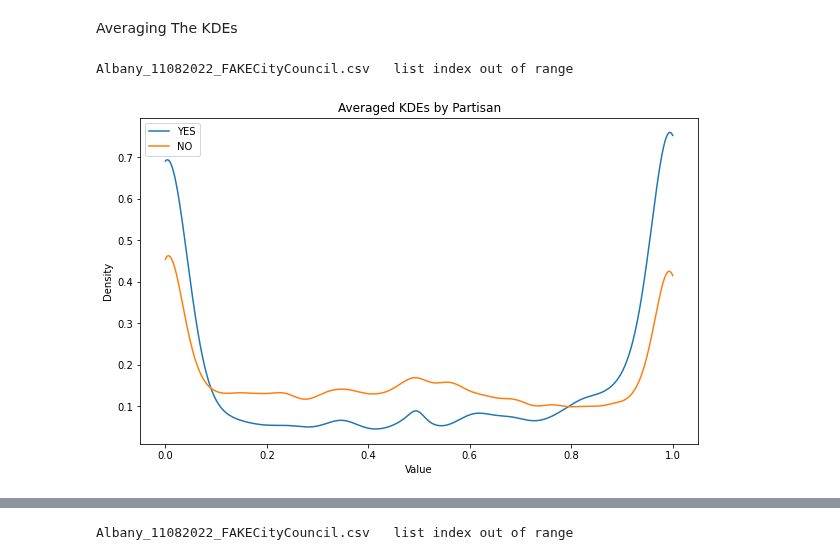
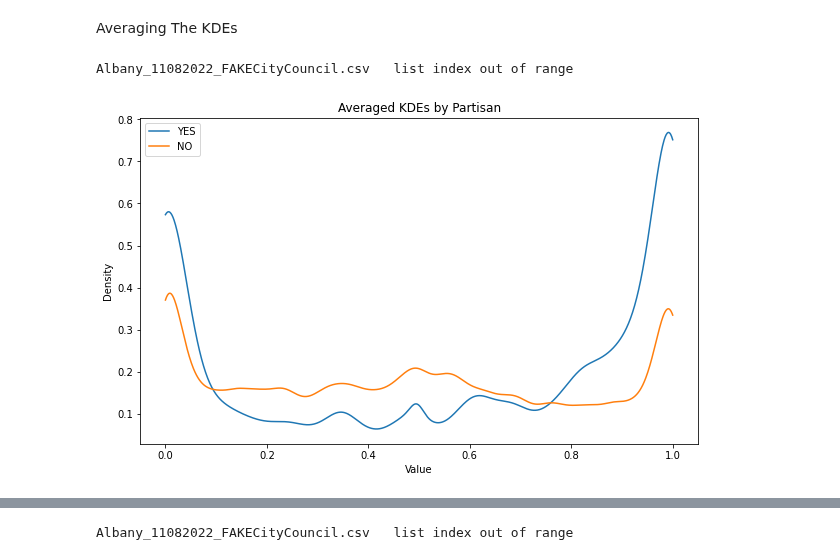
Before and after one commit to ericssimpson/voting-analysis-tools, a Jupyter notebook: cleaned files/median_voter_analysis.ipynb, the cells around one changed output, grey strips where cells are left out. Drawn from its saved outputs; the diff is of its cells as text; code cells hidden in the pictures.

```diff
--- a/cleaned files/median_voter_analysis.ipynb
+++ b/cleaned files/median_voter_analysis.ipynb
@@ -742,47 +863,55 @@ def normalize_data(data):
     return (data - np.min(data)) / (np.max(data) - np.min(data))
 # %%
 directory = "np_data_new"
-df = pd.read_csv("median_voter_analysis2.csv")
+df = pd.read_csv("median_voter_analysis.csv")
 partisan_kdes = {'YES': [], 'NO': []}
 
 for file in os.listdir(directory):
     try:
-        data = np.load(os.path.join(directory, file))
-        data = normalize_data(data)
+        filename = file[0:-4] + ".csv"
+        if df.loc[df["filename"]==filename, "#candidates"].tolist()[0] > 2:
+            data = np.load(os.path.join(directory, file))
 
-        # Calculate KDE
-        kde = gaussian_kde(data, bw_method=0.1)
-        x = np.linspace(np.min(data), np.max(data), 1000)
-        kde_values = kde(x)
+            """if df.loc[df["filename"]==filename, "mirror"].tolist()[0] == 'YES':
+                print(filename, df.loc[df["filename"]==filename, "mirror"].tolist()[0])
+                max_value = np.max(data)
+                data = max_value - data + 1"""
 
-        # Normalize KDE values
-        kde_values = normalize_data(kde_values)
+            data = normalize_data(data)
+            # Calculate KDE
 
-        filename = file[0:-4] + ".csv"
-        partisan = df.loc[df["filename"]==filename, "partisan"].tolist()[0]
+            kde = gaussian_kde(data, bw_method=0.1)
+            x = np.linspace(np.min(data), np.max(data), 1000)
+            kde_values = kde(x)
 
-        if partisan in partisan_kdes:
-            partisan_kdes[partisan].append(kde_values)
+            # Normalize KDE values
+            kde_values = normalize_data(kde_values)
+
+
+            partisan = df.loc[df["filename"]==filename, "partisan"].tolist()[0]
+
+            if partisan in partisan_kdes:
+                partisan_kdes[partisan].append(kde_values)
 
     except Exception as e:
         print(filename, " " , e)
 
 # Average the KDEs for each partisan group
 averaged_kdes = {}
 for key, kdes in partisan_kdes.items():
     if kdes:  # Avoid division by zero if list is empty
         averaged_kdes[key] = np.mean(kdes, axis=0)
 
 # Plot the averaged KDEs
 plt.figure(figsize=(10, 6))
 for key, kde_values in averaged_kdes.items():
     plt.plot(x, kde_values, label=key)
 
 plt.xlabel('Value')
 plt.ylabel('Density')
 plt.title('Averaged KDEs by Partisan')
 plt.legend()
 plt.show()
 # %% [output]
 Albany_11082022_FAKECityCouncil.csv   list index out of range
-[figure, old version]
+[figure, new version]
```
Also changed, not shown: parts of 8 cells of this notebook, 5 other files.
